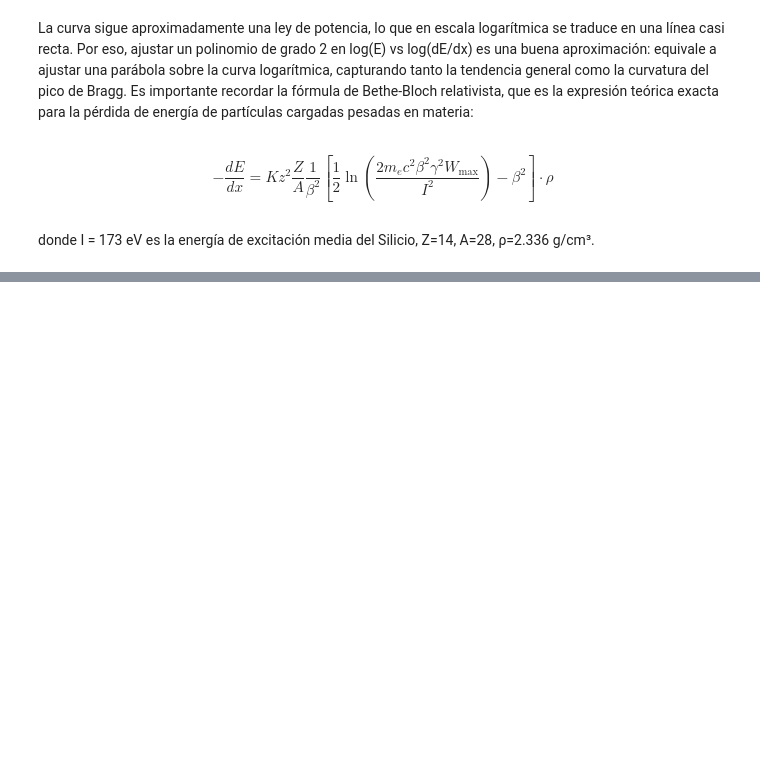
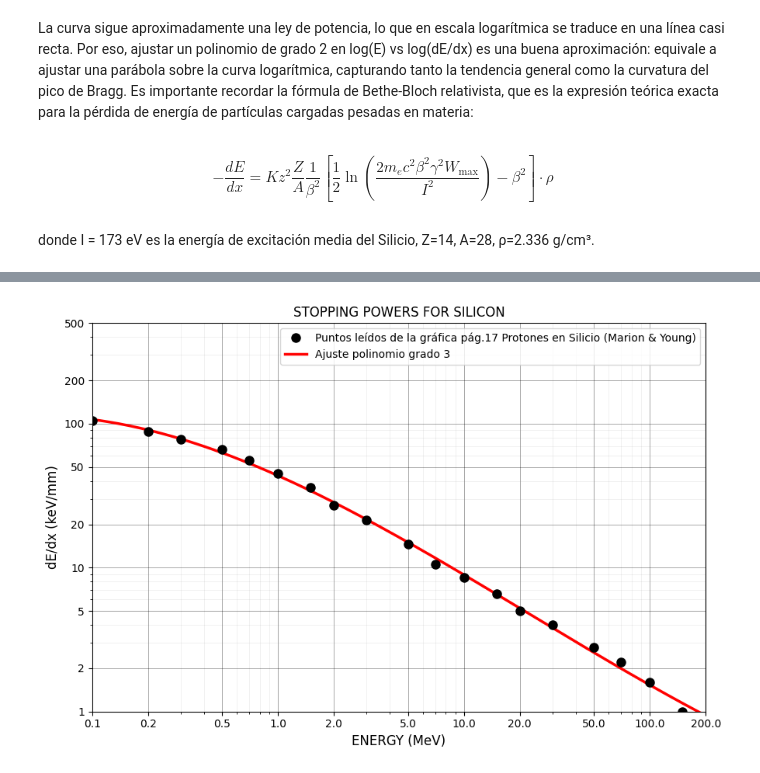
Before and after one commit to catfuentesr/Aceleradores_Trabajo_Computacional, a Jupyter notebook: Trabajo 2/Trabajo2_Completo.ipynb, the cells around one changed output, grey strips where cells are left out. Saved outputs shown, nothing was run; the diff lists cells and outputs as text; code cells hidden in the pictures; blank space fills up the shorter version.

```diff
--- a/Trabajo 2/Trabajo2_Completo.ipynb
+++ b/Trabajo 2/Trabajo2_Completo.ipynb
@@ -217,0 +152,43 @@ TABLA a) — Puntos leídos de la gráfica pág.17
+# %%
+# PASO 4: Gráfica
+
+E_plot     = np.logspace(np.log10(0.1), np.log10(200), 300)
+dEdx_ajuste = dEdx_grafica(E_plot)
+
+fig, ax = plt.subplots(figsize=(9, 6))
+
+ax.set_xscale('log')
+ax.set_yscale('log')
+
+x_ticks = [0.1, 0.2, 0.5, 1, 2, 5, 10, 20, 50, 100, 200]
+y_ticks = [1, 2, 5, 10, 20, 50, 100, 200, 500]
+
+ax.set_xticks(x_ticks)
+ax.set_yticks(y_ticks)
+
+ax.get_xaxis().set_major_formatter(plt.ScalarFormatter())
+ax.get_yaxis().set_major_formatter(plt.ScalarFormatter())
+
+ax.grid(which='major', color='black', alpha=0.4, linewidth=0.6)
+ax.grid(which='minor', color='gray', alpha=0.2, linewidth=0.4)
+
+ax.minorticks_on()
+
+ax.plot(E_tabla, dEdx_keV_mm, 'ko', ms=8, zorder=5,
+        label='Puntos leídos de la gráfica pág.17 Protones en Silicio (Marion & Young)')
+ax.plot(E_plot, dEdx_ajuste, 'r-', lw=2.5,
+        label='Ajuste polinomio grado 3')
+
+ax.set_xlim(0.1, 200)
+ax.set_ylim(1, 500)
+
+ax.set_xlabel('ENERGY (MeV)', fontsize=12)
+ax.set_ylabel('dE/dx (keV/mm)', fontsize=12)
+
+ax.set_title('STOPPING POWERS FOR SILICON', fontsize=12)
+
+ax.legend()
+plt.tight_layout()
+plt.show()
+# %% [output]
+[figure, added]
```
Also changed, not shown: parts of 4 cells of this notebook.
